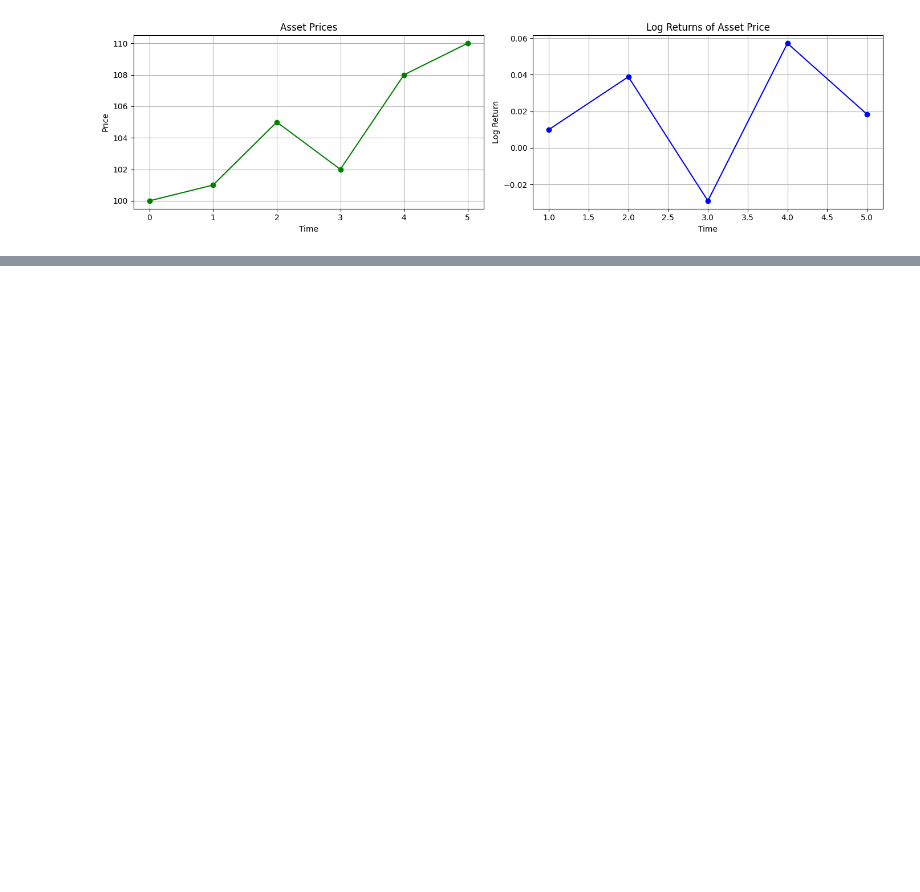
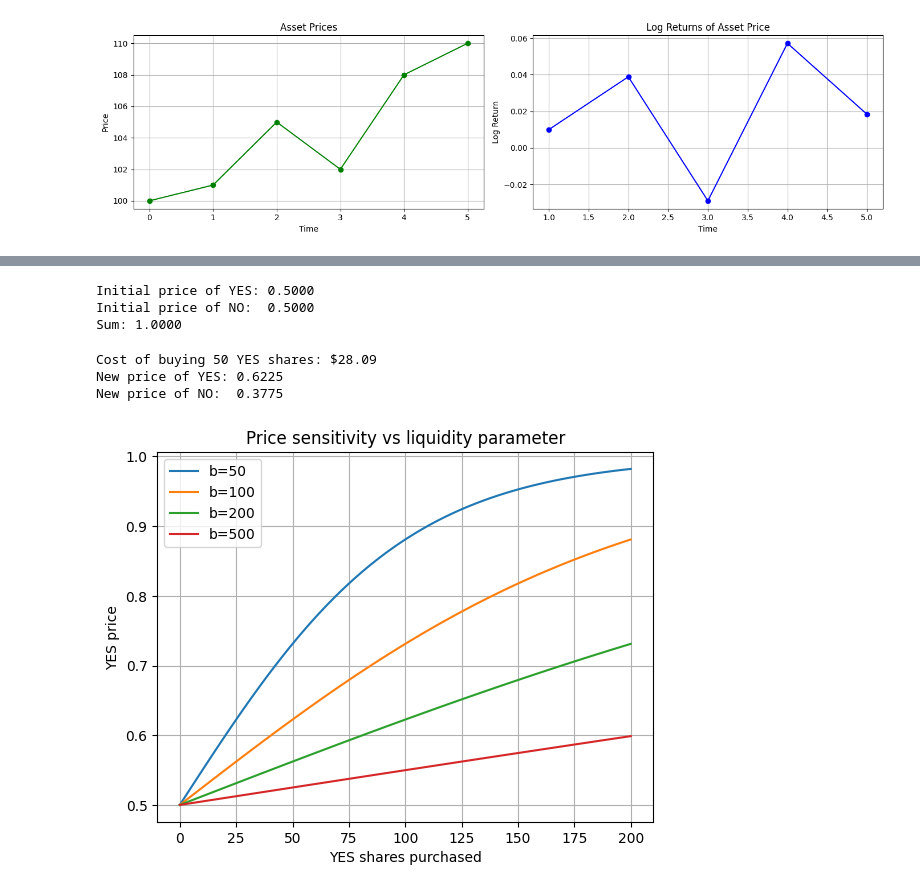
Before and after one commit to alenMangattu/quantitative-crypto-larp, a Jupyter notebook: logreturns.ipynb, the cells around one changed output, grey strips where cells are left out. Drawn from its saved outputs; the diff is of its cells as text; code cells hidden in the pictures; blank space fills up the shorter version.

```diff
--- a/logreturns.ipynb
+++ b/logreturns.ipynb
@@ -128,0 +129,75 @@ plt.show()
+# %%
+import numpy as np
+
+def lmsr_cost(q, b):
+    """
+    LMSR cost function.
+    q: array of quantities for each outcome
+    b: liquidity parameter
+    """
+    return b * np.log(np.sum(np.exp(np.array(q) / b)))
+def lmsr_price(q, b, outcome_index):
+    """
+    Current price of a specific outcome.
+    This is the softmax function.
+    """
+    q = np.array(q)
+    exp_q = np.exp(q / b)
+    return exp_q[outcome_index] / np.sum(exp_q)
+def cost_of_trade(q_before, q_after, b):
+    """
+    How much does a trade cost?
+    Difference in cost function before and after.
+    """
+    return lmsr_cost(q_after, b) - lmsr_cost(q_before, b)
+# Starting state: nobody has bought anything
+q = [0, 0]
+b = 100
+# Current prices
+p_yes = lmsr_price(q, b, 0)
+p_no = lmsr_price(q, b, 1)
+print(f"Initial price of YES: {p_yes:.4f}")  # 0.5000
+print(f"Initial price of NO:  {p_no:.4f}")   # 0.5000
+print(f"Sum: {p_yes + p_no:.4f}")             # 1.0000
+# %% [output]
+Initial price of YES: 0.5000
+Initial price of NO:  0.5000
+Sum: 1.0000
+# %%
+q_before = [0, 0]
+q_after = [50, 0]
+
+# What did that cost them?
+trade_cost = cost_of_trade(q_before, q_after, b)
+print(f"Cost of buying 50 YES shares: ${trade_cost:.2f}")
+# What are prices now?
+p_yes_new = lmsr_price(q_after, b, 0)
+p_no_new = lmsr_price(q_after, b, 1)
+print(f"New price of YES: {p_yes_new:.4f}")  # 0.6225
+print(f"New price of NO:  {p_no_new:.4f}")   # 0.3775
+# %% [output]
+Cost of buying 50 YES shares: $28.09
+New price of YES: 0.6225
+New price of NO:  0.3775
+# %%
+import matplotlib.pyplot as plt
+
+def show_price_sensitivity(b_values):
+    shares_bought = np.linspace(0, 200, 100)
+
+    for b in b_values:
+        prices = []
+        for s in shares_bought:
+            q = [s, 0]
+            prices.append(lmsr_price(q, b, 0))
+        plt.plot(shares_bought, prices, label=f'b={b}')
+
+    plt.xlabel('YES shares purchased')
+    plt.ylabel('YES price')
+    plt.title('Price sensitivity vs liquidity parameter')
+    plt.legend()
+    plt.grid(True)
+    plt.show()
+show_price_sensitivity([50, 100, 200, 500])
+# %% [output]
+[figure, added]
```
Also changed, not shown: parts of 9 cells of this notebook, 1 other file.
